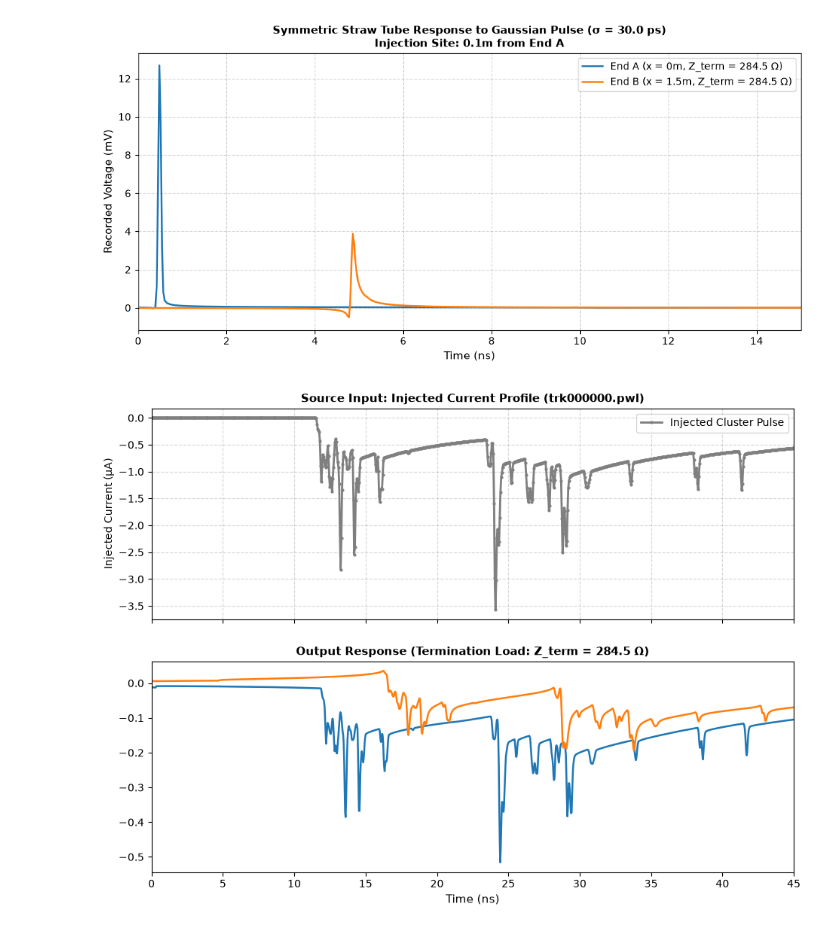
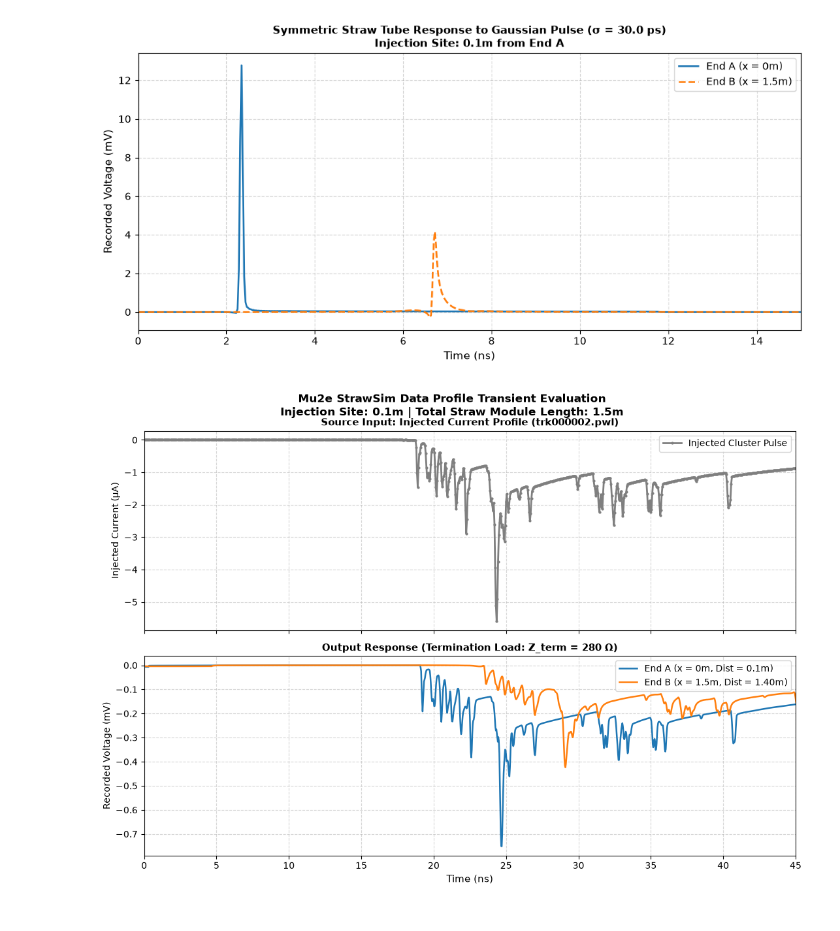
Before and after one commit to LBLmu2e/StrawSim, a Jupyter notebook: StrawModelTest.ipynb, the cells around one changed output. Saved outputs shown, nothing was run; the diff lists cells and outputs as text; code cells hidden in the pictures.

```diff
--- a/StrawModelTest.ipynb
+++ b/StrawModelTest.ipynb
@@ -12,9 +12,9 @@ straw_detector.plot_response(inject_l=0.3)
 # %%
-straw_detector = StrawModel.StrawModel(length_L=1.5, winding_angle_deg=37.0,Z_termination=284.5)
+straw_detector = StrawModel.StrawModel(length_L=1.5,Z_termination=280)
 straw_detector.plot_response(inject_l=0.1)
 # %% [output]
-[figure, old version]
+[figure, new version]
 # %%
-straw_detector. plot_pwle_response("./pwle/trk000000.pwl", inject_l=0.1, time_window_ns=45.0, freq_max_mhz=15000.0, num_points=16384)
+straw_detector. plot_pwle_response("./pwle/trk000002.pwl", inject_l=0.1, time_window_ns=45.0, freq_max_mhz=15000.0, num_points=16384)
 # %% [output]
-[figure, old version]
+[figure, new version]
```
Also changed, not shown: parts of 3 cells of this notebook, 1 other file.
